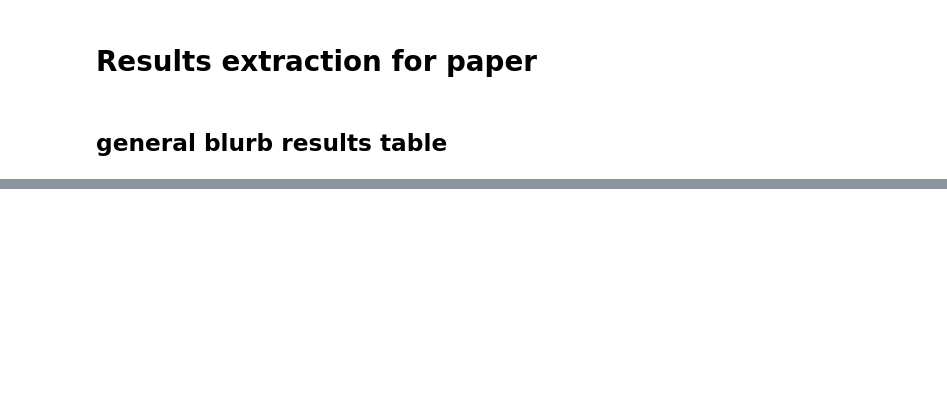
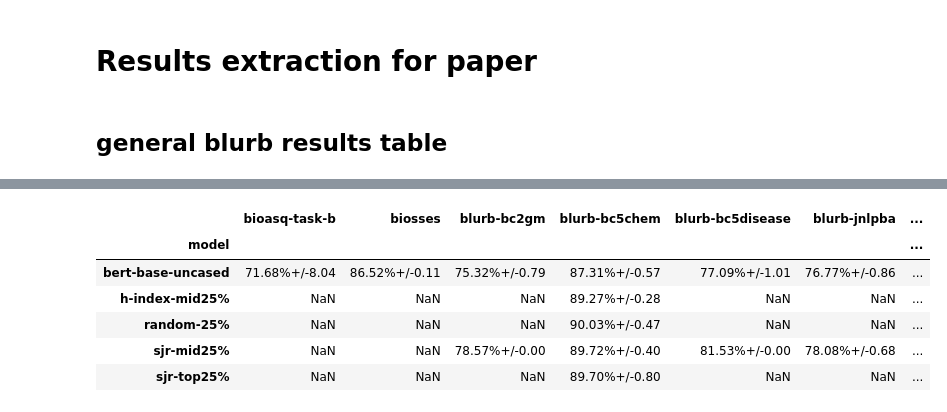
Before and after one commit to mathieulaiking/pretrain-med-data-qual, a Jupyter notebook: evaluation/results.ipynb, the cells around one changed output, grey strips where cells are left out. Drawn from its saved outputs; the diff is of its cells as text; code cells hidden in the pictures; blank space fills up the shorter version.

```diff
--- a/evaluation/results.ipynb
+++ b/evaluation/results.ipynb
@@ -68,0 +98,12 @@ agg_df
+# %%
+pivoted_df = agg_df.pivot(index='model', columns='corpus', values='performance')
+pivoted_df.columns = [col for col in pivoted_df.columns]
+pivoted_df
+# %% [output]
+|  | bioasq-task-b | biosses | blurb-bc2gm | blurb-bc5chem | blurb-bc5disease | blurb-jnlpba | ... |
+| model |  |  |  |  |  |  | ... |
+| bert-base-uncased | 71.68%+/-8.04 | 86.52%+/-0.11 | 75.32%+/-0.79 | 87.31%+/-0.57 | 77.09%+/-1.01 | 76.77%+/-0.86 | ... |
+| h-index-mid25% | NaN | NaN | NaN | 89.27%+/-0.28 | NaN | NaN | ... |
+| random-25% | NaN | NaN | NaN | 90.03%+/-0.47 | NaN | NaN | ... |
+| sjr-mid25% | NaN | NaN | 78.57%+/-0.00 | 89.72%+/-0.40 | 81.53%+/-0.00 | 78.08%+/-0.68 | ... |
+| sjr-top25% | NaN | NaN | NaN | 89.70%+/-0.80 | NaN | NaN | ... |
```
Also changed, not shown: parts of 7 cells of this notebook, 2 other files.
